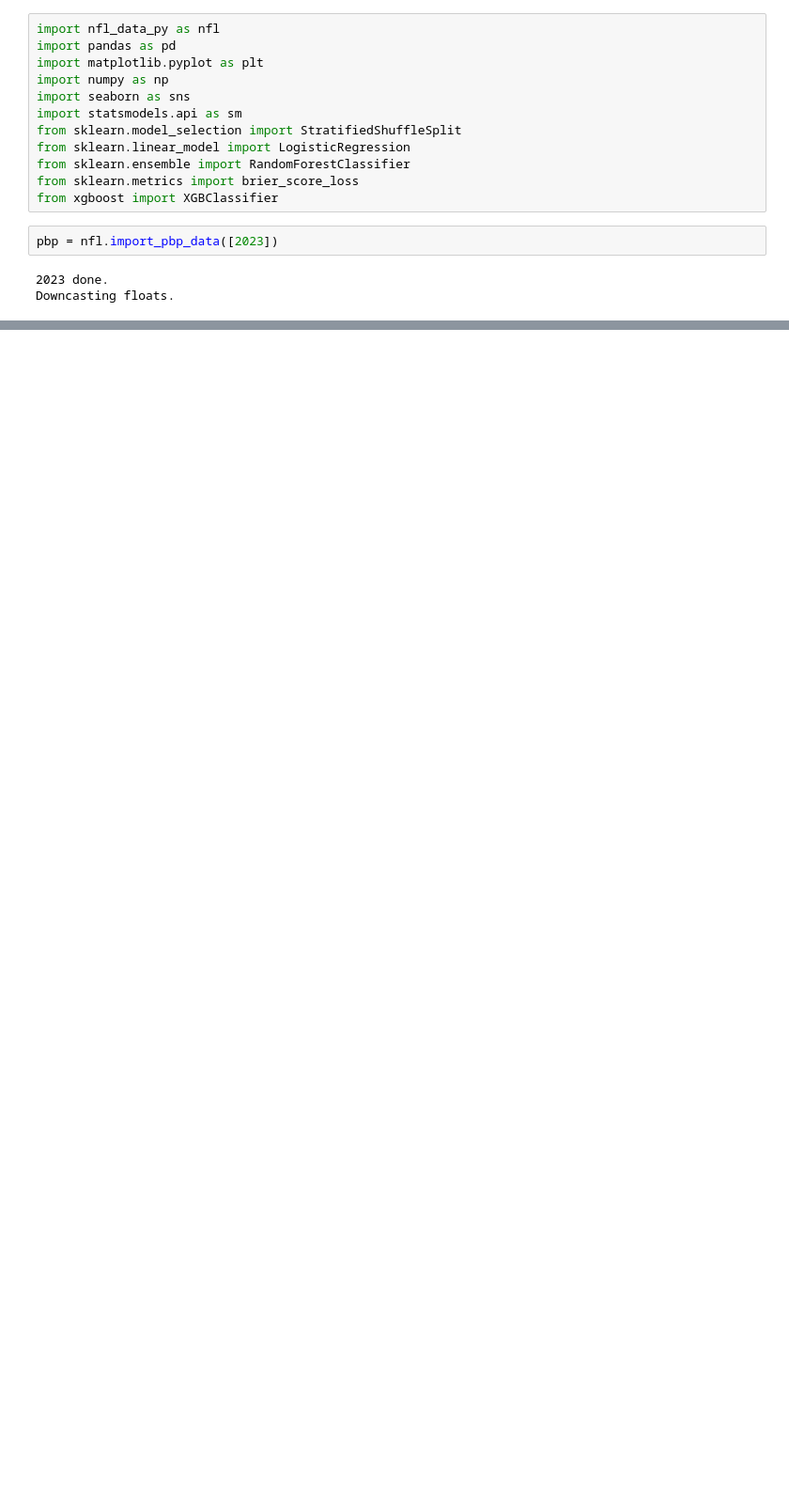
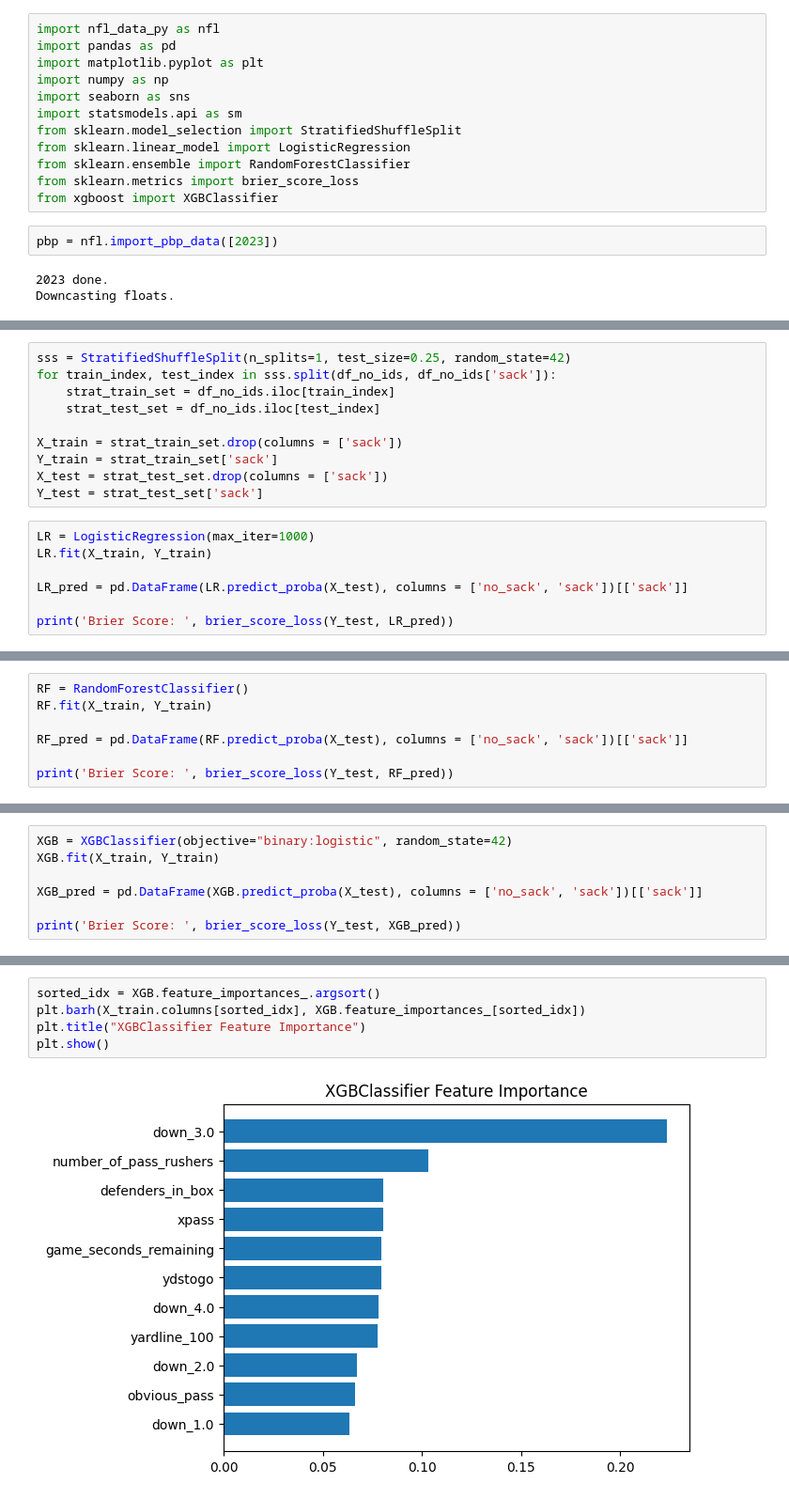
Before and after one commit to aryaman123456789/NFL-Game-Predictor, a Jupyter notebook: NFLModeling.ipynb, the cells around one changed output, grey strips where cells are left out. Shown at 94% size. Saved outputs shown, nothing was run; the diff lists cells and outputs as text; blank space fills up the shorter version.

```diff
--- a/NFLModeling.ipynb
+++ b/NFLModeling.ipynb
@@ -59,0 +137,17 @@ NameError: name 'pbp' is not defined
+# %%
+sss = StratifiedShuffleSplit(n_splits=1, test_size=0.25, random_state=42)
+for train_index, test_index in sss.split(df_no_ids, df_no_ids['sack']):
+    strat_train_set = df_no_ids.iloc[train_index]
+    strat_test_set = df_no_ids.iloc[test_index]
+
+X_train = strat_train_set.drop(columns = ['sack'])
+Y_train = strat_train_set['sack']
+X_test = strat_test_set.drop(columns = ['sack'])
+Y_test = strat_test_set['sack']
+# %%
+LR = LogisticRegression(max_iter=1000)
+LR.fit(X_train, Y_train)
+
+LR_pred = pd.DataFrame(LR.predict_proba(X_test), columns = ['no_sack', 'sack'])[['sack']]
+
+print('Brier Score: ', brier_score_loss(Y_test, LR_pred))
@@ -59,0 +156,7 @@ NameError: name 'pbp' is not defined
+# %%
+RF = RandomForestClassifier()
+RF.fit(X_train, Y_train)
+
+RF_pred = pd.DataFrame(RF.predict_proba(X_test), columns = ['no_sack', 'sack'])[['sack']]
+
+print('Brier Score: ', brier_score_loss(Y_test, RF_pred))
@@ -59,0 +165,7 @@ NameError: name 'pbp' is not defined
+# %%
+XGB = XGBClassifier(objective="binary:logistic", random_state=42)
+XGB.fit(X_train, Y_train)
+
+XGB_pred = pd.DataFrame(XGB.predict_proba(X_test), columns = ['no_sack', 'sack'])[['sack']]
+
+print('Brier Score: ', brier_score_loss(Y_test, XGB_pred))
@@ -59,0 +174,7 @@ NameError: name 'pbp' is not defined
+# %%
+sorted_idx = XGB.feature_importances_.argsort()
+plt.barh(X_train.columns[sorted_idx], XGB.feature_importances_[sorted_idx])
+plt.title("XGBClassifier Feature Importance")
+plt.show()
+# %% [output]
+[figure, added]
```
Also changed, not shown: parts of 15 cells of this notebook, 1 other file.
